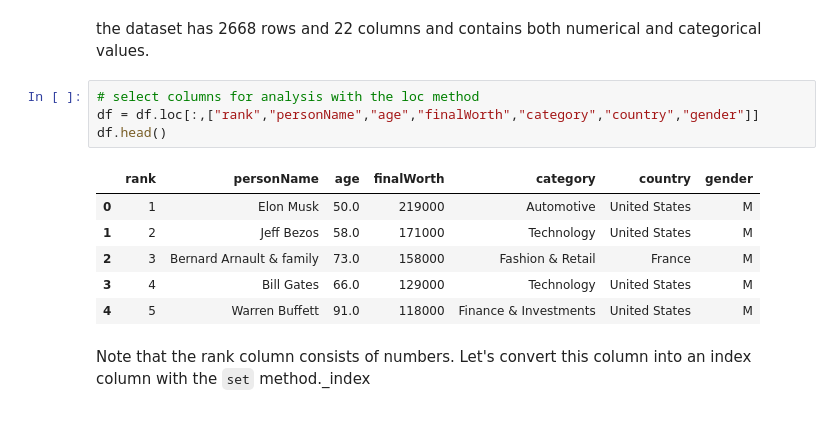
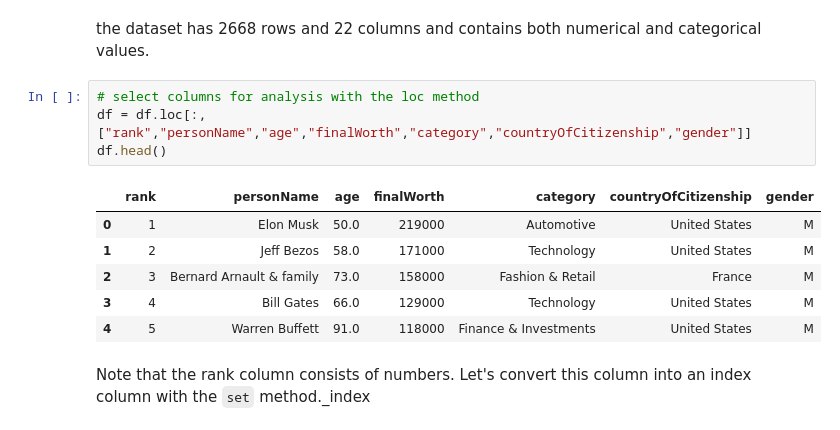
Before and after one commit to agordavidt/Data-Analytics_Course, a Jupyter notebook: python_data_analytics/eda/00-basic_eda.ipynb, the cells around one changed output. Drawn from its saved outputs; the diff is of its cells as text.

```diff
--- a/python_data_analytics/eda/00-basic_eda.ipynb
+++ b/python_data_analytics/eda/00-basic_eda.ipynb
@@ -66,10 +71,10 @@ dtype: object
 the dataset has 2668 rows and 22 columns and contains both numerical and categorical values.
 # %%
 # select columns for analysis with the loc method
-df = df.loc[:,["rank","personName","age","finalWorth","category","country","gender"]]
+df = df.loc[:,["rank","personName","age","finalWorth","category","countryOfCitizenship","gender"]]
 df.head()
 # %% [output]
-|  | rank | personName | age | finalWorth | category | country | gender |
+|  | rank | personName | age | finalWorth | category | countryOfCitizenship | gender |
 | 0 | 1 | Elon Musk | 50.0 | 219000 | Automotive | United States | M |
 | 1 | 2 | Jeff Bezos | 58.0 | 171000 | Technology | United States | M |
 | 2 | 3 | Bernard Arnault & family | 73.0 | 158000 | Fashion & Retail | France | M |
```
Also changed, not shown: parts of 20 cells of this notebook, 2 other files.
